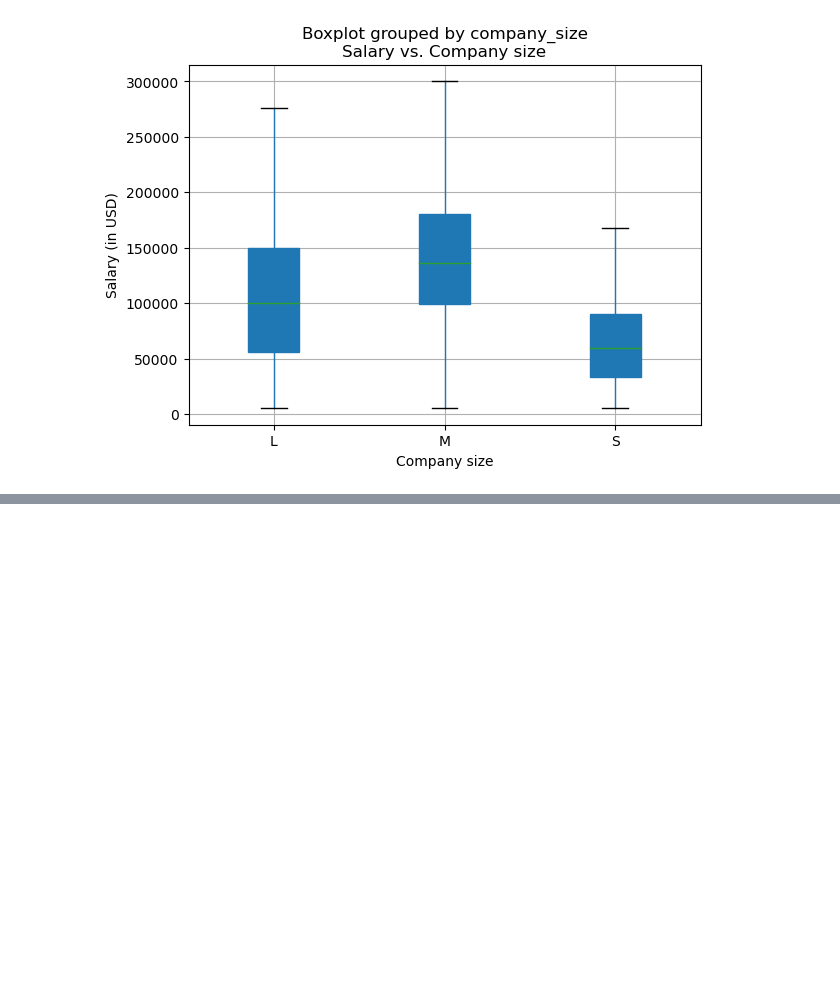
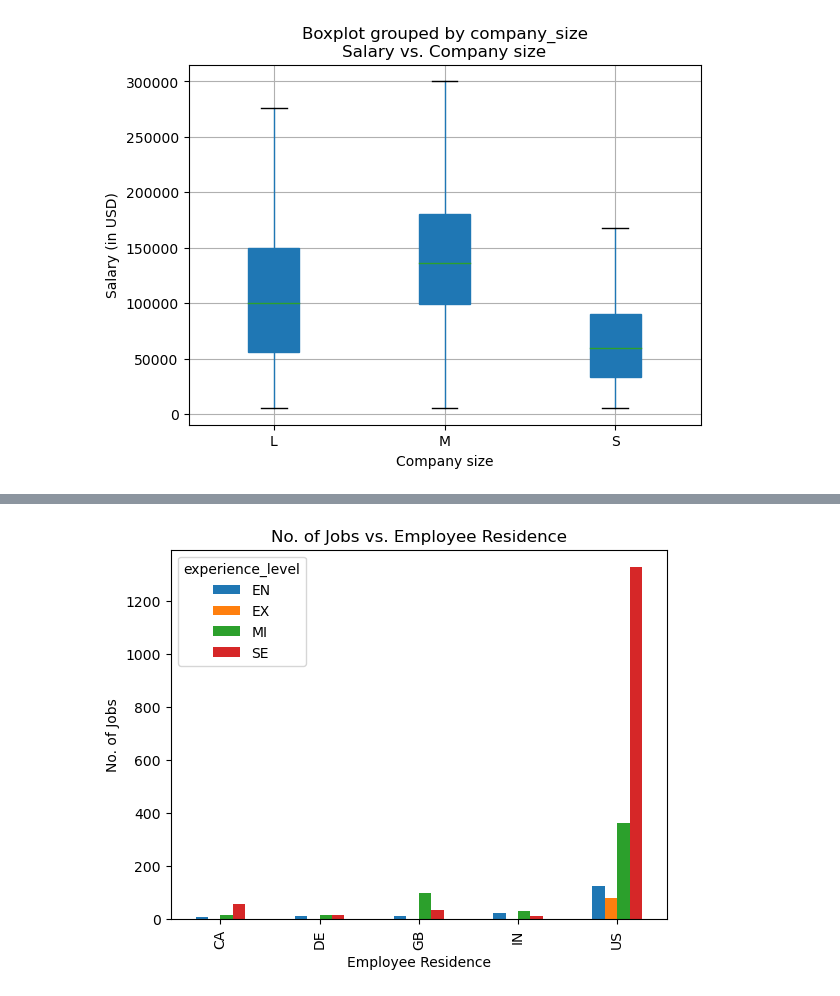
Before and after one commit to garimac12/project_acai, a Jupyter notebook: Project1_GC.ipynb, the cells around one changed output, grey strips where cells are left out. Saved outputs shown, nothing was run; the diff lists cells and outputs as text; code cells hidden in the pictures; blank space fills up the shorter version.

```diff
--- a/Project1_GC.ipynb
+++ b/Project1_GC.ipynb
@@ -401,0 +348,22 @@ plt.show
+# %%
+# Plotting Number of Jobs vs. Employee Residence and Experience Level (demonstrating for two categorical variables)
+
+reduced_dataframe=df_clean.groupby(["employee_residence"]).experience_level.value_counts().reset_index(name="no_of_jobs")
+largest_five_residence_series=reduced_dataframe.groupby(["employee_residence"])["no_of_jobs"].sum().nlargest(5)
+making_dataframe=largest_five_residence_series.to_frame().reset_index()
+
+final_dataframe_largefive_residence = reduced_dataframe[reduced_dataframe["employee_residence"].isin(c["employee_residence"])]
+
+pivot_dataframe_plotting=final_dataframe_largefive_residence.pivot(index="employee_residence", columns ="experience_level", values= "no_of_jobs")
+pivot_dataframe_plotting.plot(kind="bar")
+plt.title('No. of Jobs vs. Employee Residence')
+plt.xlabel('Employee Residence')
+plt.ylabel('No. of Jobs')
+plt.show()
+
+# This plot shows the distribution of experience levels (Executive-level (EX), Entry-level(EN), Mid-level (MI), Senior-level (SE)) in the top 5 regions based on the count of job entries.
+#You can see how experience levels vary across different regions.
+#Most of the experienced employees reside in US for all experience levels.
+#For the employees which reside in US, majority of them fall under the category of senior-level (SE) experience followed by middle-level (MI) experience.
+# %% [output]
+[figure, added]
```
Also changed, not shown: parts of 9 cells of this notebook.
